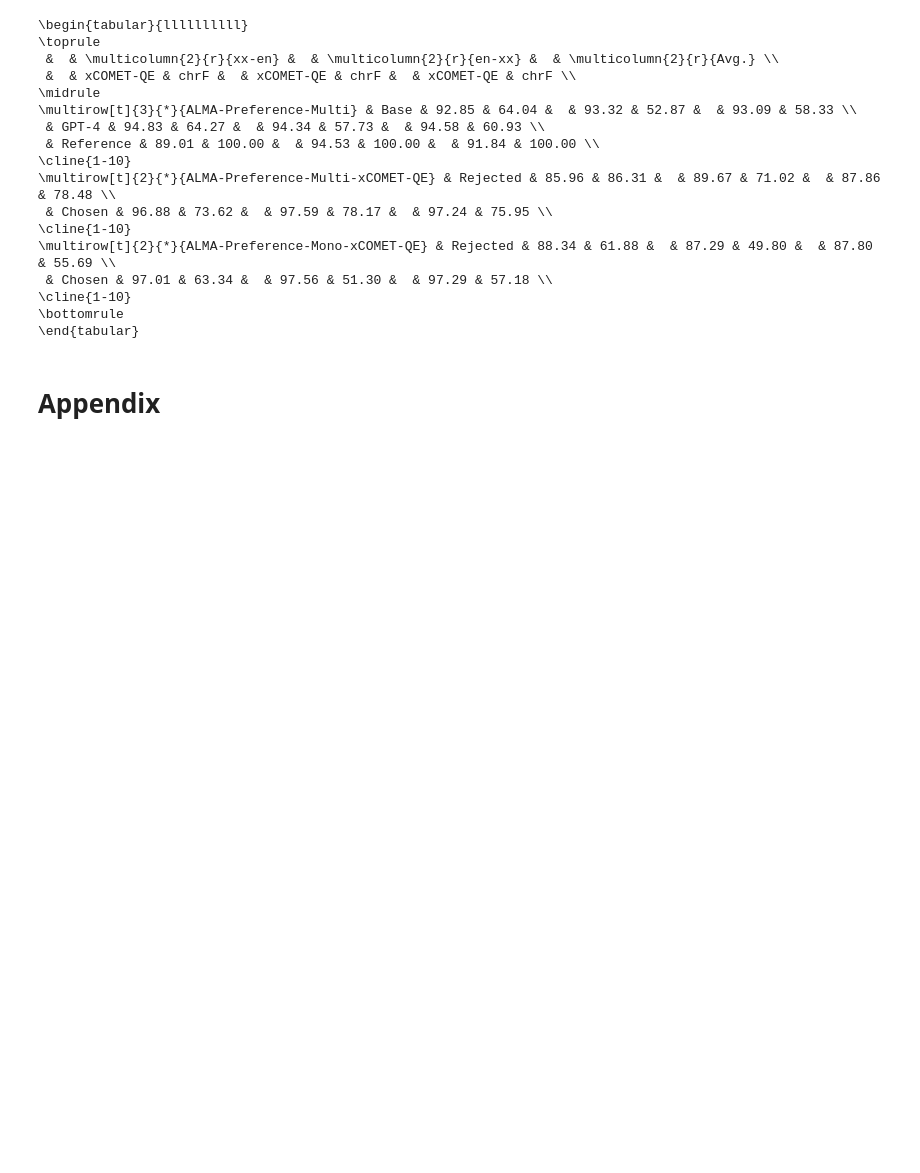
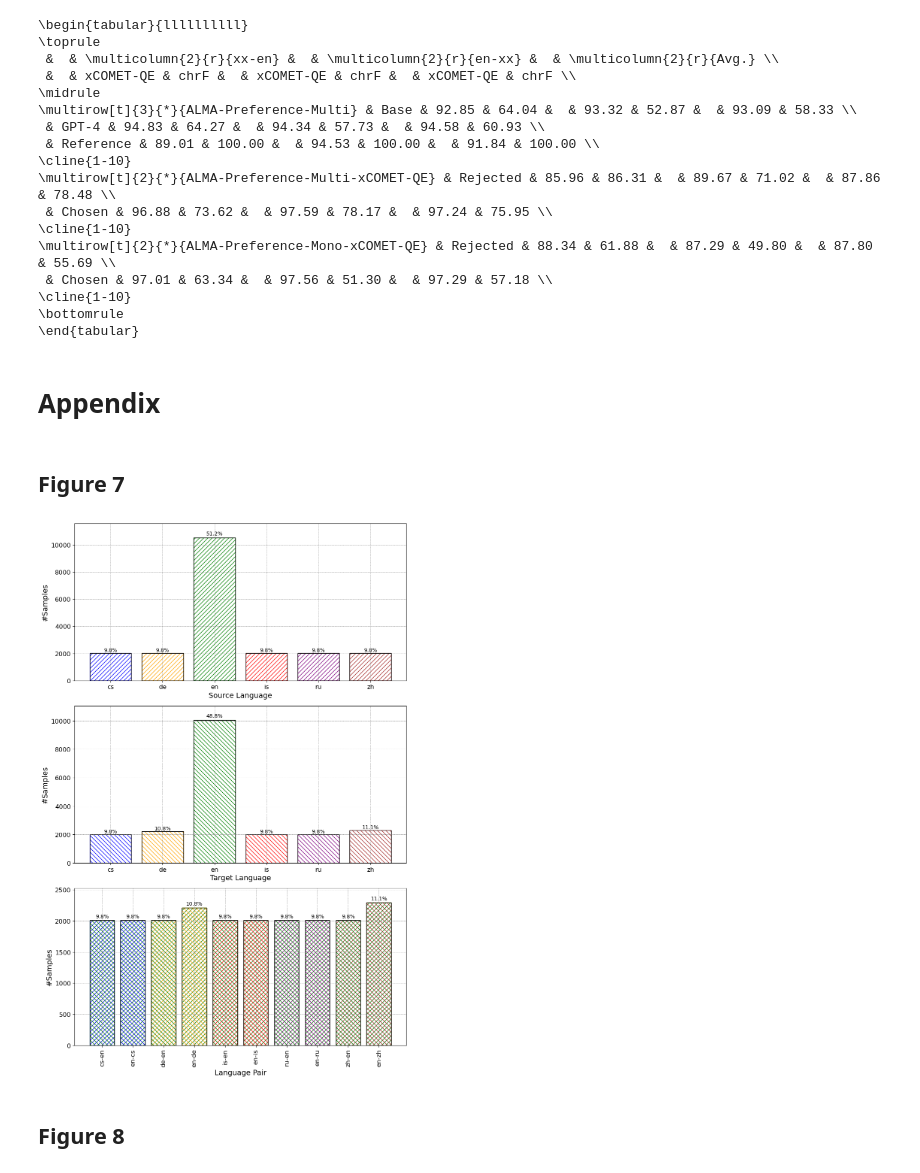
Before and after one commit to hgissbkh/translation-alignment, a Jupyter notebook: notebooks/plots.ipynb, the cells around one changed output. Cells and saved outputs as stored; diff of their text form; code cells hidden in the pictures; blank space fills up the shorter version.

Commit message:
added all plots and tables

```diff
--- a/notebooks/plots.ipynb
+++ b/notebooks/plots.ipynb
@@ -707,3 +707,74 @@ print(df.to_latex(float_format="%.2f"))
 \end{tabular}
 # %% [markdown]
 # Appendix
+# %% [markdown]
+## Figure 7
+# %%
+plot_info = {
+    "hf_data_path": "hgissbkh/ALMA-Preference-Multi",
+    "colors": {
+        "cs": "blue",
+        "de": "orange",
+        "en": "green",
+        "is": "red",
+        "ru": "purple",
+        "zh": "brown"
+    },
+    "save_path": "/Users/hippolyte.gisserot-boukhlef/Desktop/Translation alignment/Figures/test_langs.pdf"
+}
+# %%
+# Get data
+ds = load_dataset(plot_info["hf_data_path"])["train"].to_pandas()
+count_lp = ds.groupby("lp").count().iloc[:,0][["cs-en", "en-cs", "de-en", "en-de", "is-en", "en-is", "ru-en", "en-ru", "zh-en", "en-zh"]]
+count_src_lang = ds.groupby("src_lang").count().iloc[:,0]
+count_tgt_lang = ds.groupby("tgt_lang").count().iloc[:,0]
+
+# Make plot
+plt.figure(figsize=(10, 15))
+
+# Source Language Frequency
+ax = plt.subplot(3, 1, 1)
+for i, src_lang in enumerate(count_src_lang.index):
+    ax.bar(src_lang, count_src_lang[src_lang], edgecolor=plot_info["colors"][src_lang], hatch='/'*3, facecolor='none')
+    ax.bar(src_lang, count_src_lang[src_lang], edgecolor='black', facecolor='none')
+    ax.text(i, count_src_lang[src_lang] + 0.01 * count_src_lang[src_lang], f'{count_src_lang[src_lang]/count_src_lang.sum()*100:.1f}%', ha='center', va='bottom')
+ax.set_xlabel("Source Language", fontsize=14)
+ax.set_ylabel("#Samples", fontsize=14)
+ax.tick_params(labelsize=12)
+ax.set_ylim(0, 1.1*count_src_lang.max())
+ax.grid(True, color='gray', linestyle='--', linewidth=0.5)
+
+# Target Language Frequency
+ax = plt.subplot(3, 1, 2)
+for i, tgt_lang in enumerate(count_tgt_lang.index):
+    ax.bar(tgt_lang, count_tgt_lang[tgt_lang], edgecolor=plot_info["colors"][tgt_lang], hatch='\\'*3, facecolor='none')
+    ax.bar(tgt_lang, count_tgt_lang[tgt_lang], edgecolor='black', facecolor='none')
+    ax.text(i, count_tgt_lang[tgt_lang] + 0.01 * count_tgt_lang[tgt_lang], f'{count_tgt_lang[tgt_lang]/count_tgt_lang.sum()*100:.1f}%', ha='center', va='bottom')
+ax.set_xlabel("Target Language", fontsize=14)
+ax.set_ylabel("#Samples", fontsize=14)
+ax.tick_params(labelsize=12)
+ax.set_ylim(0, 1.1*count_tgt_lang.max())
+ax.grid(True, color='gray', linestyle='--', linewidth=0.5)
+
+# Language Pair Frequency
+ax = plt.subplot(3, 1, 3)
+for i, lp in enumerate(count_lp.index):
+    src_lang, tgt_lang = lp.split("-")
+    ax.bar(lp, count_lp[lp], edgecolor=plot_info["colors"][src_lang], hatch='/'*3, facecolor='none')
+    ax.bar(lp, count_lp[lp], edgecolor=plot_info["colors"][tgt_lang], hatch='\\'*3, facecolor='none')
+    ax.bar(lp, count_lp[lp], edgecolor='black', facecolor='none')
+    ax.text(i, count_lp[lp] + 0.01 * count_lp[lp], f'{count_lp[lp]/count_lp.sum()*100:.1f}%', ha='center', va='bottom')
+ax.set_xlabel("Language Pair", fontsize=14)
+ax.set_ylabel("#Samples", fontsize=14)
+ax.tick_params(labelsize=12)
+ax.set_ylim(0, 1.1*count_lp.max())
+ax.set_xticklabels(count_lp.index, rotation=90)
+ax.grid(True, color='gray', linestyle='--', linewidth=0.5)
+
+plt.tight_layout()
+plt.savefig(plot_info["save_path"])
+plt.show()
+# %% [output]
+[figure, added]
+# %% [markdown]
+## Figure 8
```
Also changed, not shown: parts of 9 cells of this notebook.
